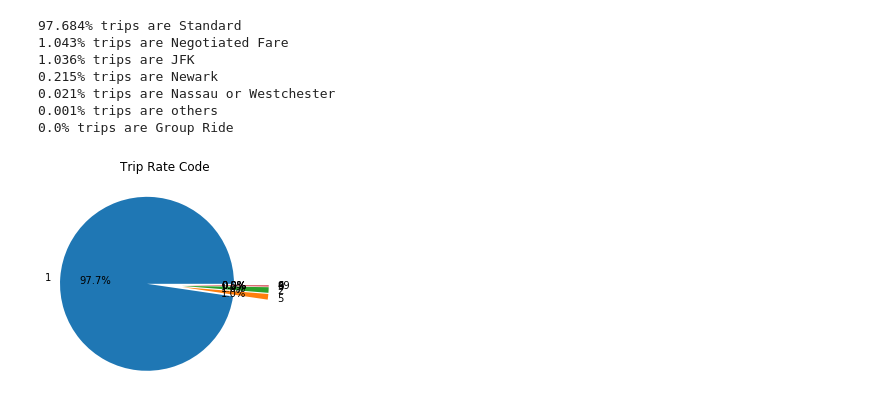
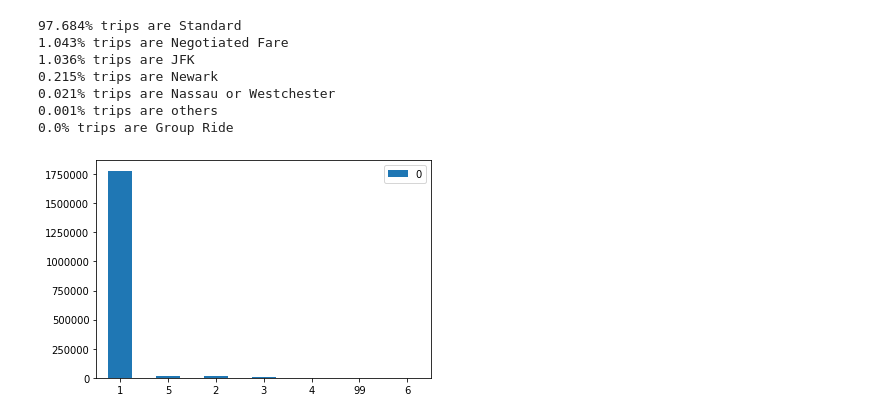
Before and after one commit to zach96guan/15-688_PDS_Project, a Jupyter notebook: data_analysis_zach.ipynb, the cells around one changed output. Saved outputs shown, nothing was run; the diff lists cells and outputs as text; code cells hidden in the pictures.

```diff
--- a/data_analysis_zach.ipynb
+++ b/data_analysis_zach.ipynb
@@ -213,11 +213,8 @@ for k, v in rate_code_counter.items():
 0.021% trips are Nassau or Westchester
 0.001% trips are others
 0.0% trips are Group Ride
-# %%
-count_items = rate_code_counter.items()
-fig, ax = plt.subplots()
-ax.pie([x[-1] for x in count_items], labels=[x[0] for x in count_items], explode=[0.2] * len(count_items), autopct='%1.1f%%')
-ax.set_title('Trip Rate Code')
-plt.show()
-# %% [output]
-[figure, removed]
+# %%
+df_rate_code = pd.DataFrame(rate_code_counter.values(), index=rate_code_counter.keys())
+ax = df_rate_code.plot.bar(rot=0)
+# %% [output]
+[figure, added]
```
